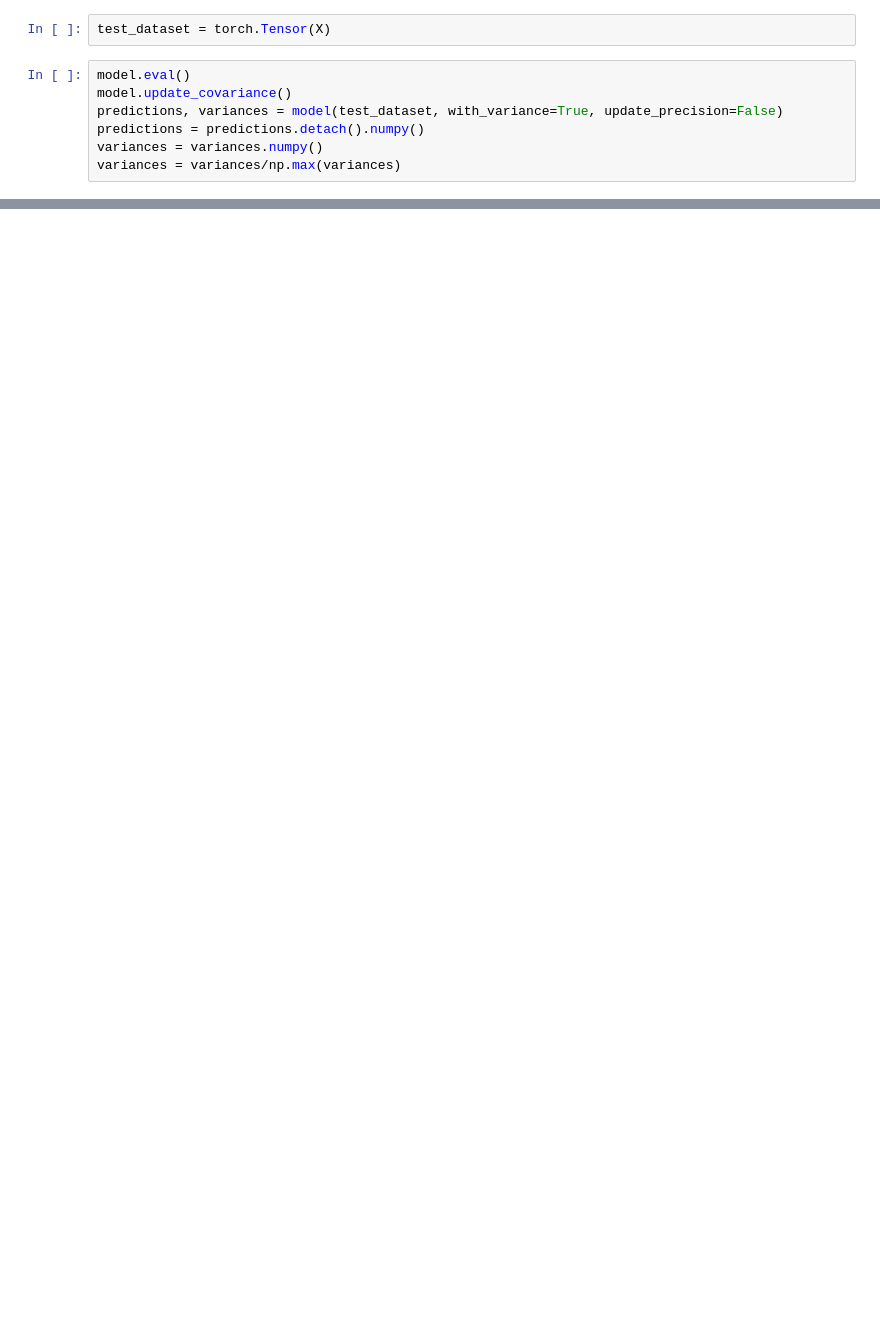
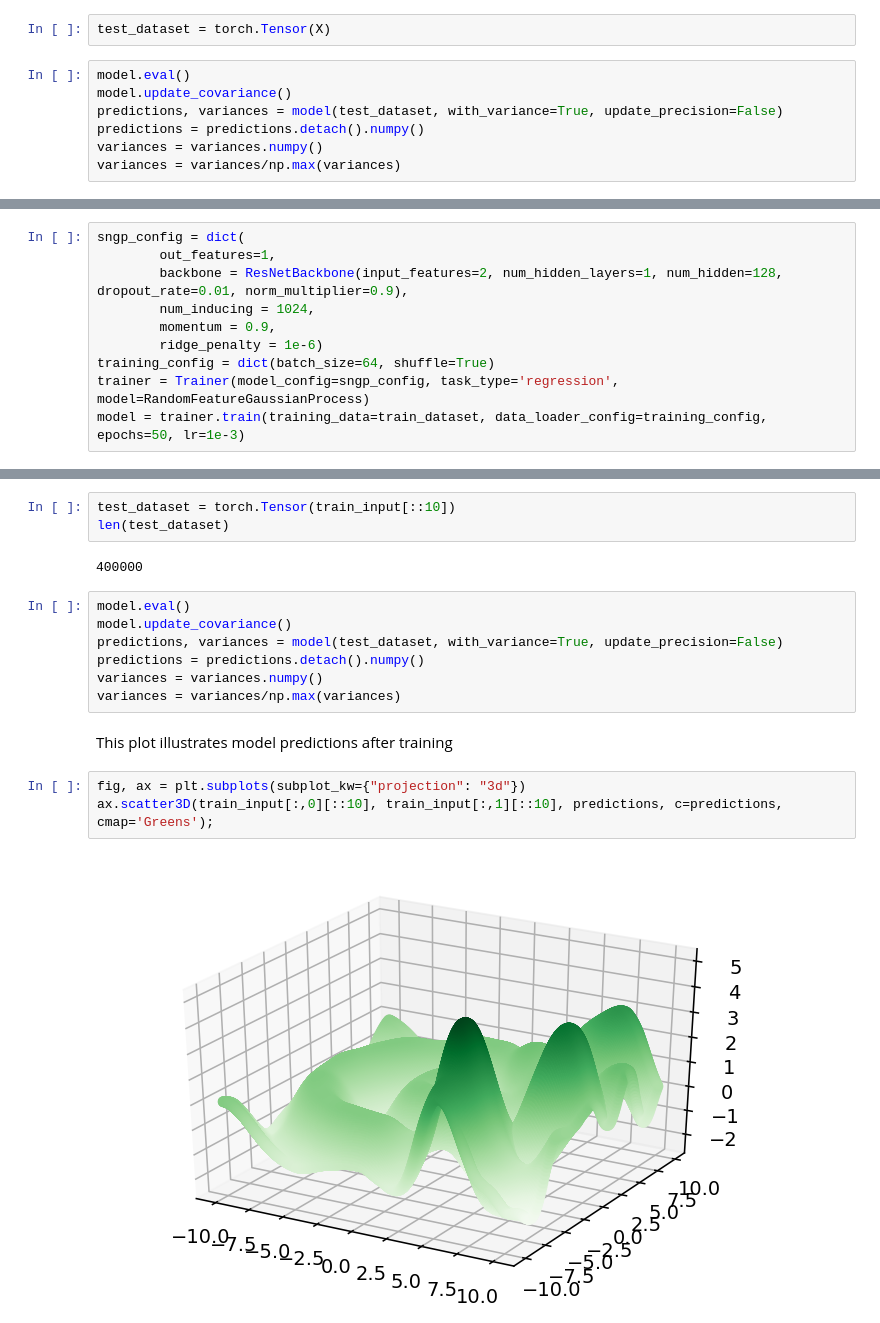
Before and after one commit to adityagoel4512/Spectral-normalized-Neural-Gaussian-Process-PyTorch, a Jupyter notebook: sngp.ipynb, the cells around one changed output, grey strips where cells are left out. Cells and saved outputs as stored; diff of their text form; blank space fills up the shorter version.

```diff
--- a/sngp.ipynb
+++ b/sngp.ipynb
@@ -519,0 +573,10 @@ plt.plot(X[::10], variances[::10], linestyle='dotted')
+# %%
+sngp_config = dict(
+        out_features=1,
+        backbone = ResNetBackbone(input_features=2, num_hidden_layers=1, num_hidden=128, dropout_rate=0.01, norm_multiplier=0.9),
+        num_inducing = 1024,
+        momentum = 0.9,
+        ridge_penalty = 1e-6)
+training_config = dict(batch_size=64, shuffle=True)
+trainer = Trainer(model_config=sngp_config, task_type='regression', model=RandomFeatureGaussianProcess)
+model = trainer.train(training_data=train_dataset, data_loader_config=training_config, epochs=50, lr=1e-3)
@@ -519,0 +601,19 @@ plt.plot(X[::10], variances[::10], linestyle='dotted')
+# %%
+test_dataset = torch.Tensor(train_input[::10])
+len(test_dataset)
+# %% [output]
+400000
+# %%
+model.eval()
+model.update_covariance()
+predictions, variances = model(test_dataset, with_variance=True, update_precision=False)
+predictions = predictions.detach().numpy()
+variances = variances.numpy()
+variances = variances/np.max(variances)
+# %% [markdown]
+This plot illustrates model predictions after training
+# %%
+fig, ax = plt.subplots(subplot_kw={"projection": "3d"})
+ax.scatter3D(train_input[:,0][::10], train_input[:,1][::10], predictions, c=predictions, cmap='Greens');
+# %% [output]
+[figure, added]
```
Also changed, not shown: parts of 21 cells of this notebook.
